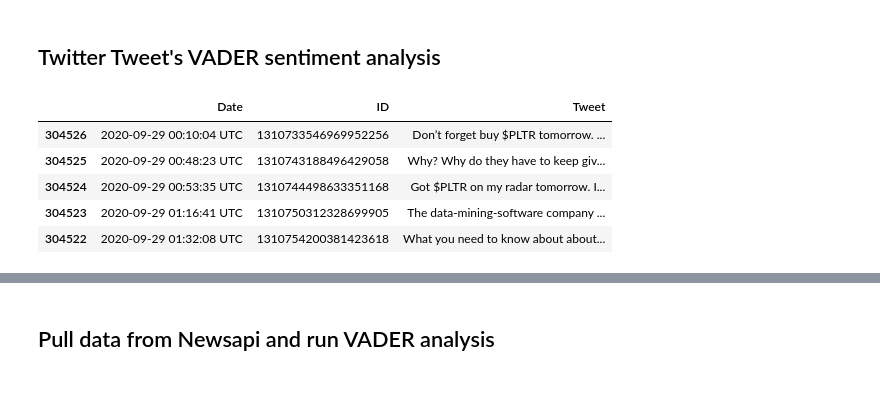
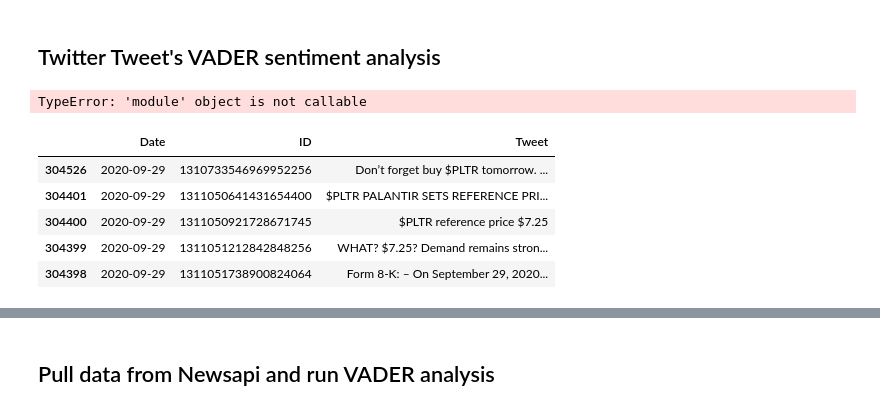
Before and after one commit to lfarlima/Multivariate-Time-Series-Analysis-of-Sentiment-Scores, a Jupyter notebook: Project_2.ipynb, the cells around one changed output, grey strips where cells are left out. Drawn from its saved outputs; the diff is of its cells as text; code cells hidden in the pictures.

```diff
--- a/Project_2.ipynb
+++ b/Project_2.ipynb
@@ -116,6 +119,11 @@ tone_analyzer.set_service_url(tone_url)
 [nltk_data]   Package vader_lexicon is already up-to-date!
 # %% [markdown]
 ## Twitter Tweet's VADER sentiment analysis
+# %%
+api_key = '0ef1c61926f54984abcca4338225fd66'
+newsapi = NewsApiClient(api_key=api_key)
+# %% [output]
+TypeError: 'module' object is not callable
 # %%
 ## This section is for proof of work. Not meant to be run
 
@@ -154,18 +162,19 @@ tone_analyzer.set_service_url(tone_url)
 
 
 #Meant to be used for jupyter notebook
-pltr_twitter_df = pd.read_csv('/content/pltr_twitter_df.csv', parse_dates=True, infer_datetime_format=True)
+pltr_twitter_df = pd.read_csv('pltr_twitter_df.csv', parse_dates=True, infer_datetime_format=True)
 # %%
-pltr_twitter_df=pltr_twitter_df.sort_values(‘Date’)
-pltr_twitter_df[‘Date’] = pd.to_datetime(pltr_twitter_df[‘Date’]).dt.date
+pltr_twitter_df=pltr_twitter_df.sort_values('Date')
+pltr_twitter_df['Date'] = pd.to_datetime(pltr_twitter_df['Date']).dt.date
+pltr_twitter_df.drop_duplicates()
 pltr_twitter_df.head()
 # %% [output]
 |  | Date | ID | Tweet |
-| 304526 | 2020-09-29 00:10:04 UTC | 1310733546969952256 | Don’t forget buy $PLTR tomorrow. ... |
-| 304525 | 2020-09-29 00:48:23 UTC | 1310743188496429058 | Why? Why do they have to keep giv... |
-| 304524 | 2020-09-29 00:53:35 UTC | 1310744498633351168 | Got $PLTR on my radar tomorrow. I... |
-| 304523 | 2020-09-29 01:16:41 UTC | 1310750312328699905 | The data-mining-software company ... |
-| 304522 | 2020-09-29 01:32:08 UTC | 1310754200381423618 | What you need to know about about... |
+| 304526 | 2020-09-29 | 1310733546969952256 | Don’t forget buy $PLTR tomorrow. ... |
+| 304401 | 2020-09-29 | 1311050641431654400 | $PLTR PALANTIR SETS REFERENCE PRI... |
+| 304400 | 2020-09-29 | 1311050921728671745 | $PLTR reference price $7.25 |
+| 304399 | 2020-09-29 | 1311051212842848256 | WHAT? $7.25? Demand remains stron... |
+| 304398 | 2020-09-29 | 1311051738900824064 | Form 8-K: – On September 29, 2020... |
 # %%
 # Function to calculate sentiment based on compound score
 def get_sentiment(score):
```
Also changed, not shown: parts of 34 cells of this notebook, 1 other file.
